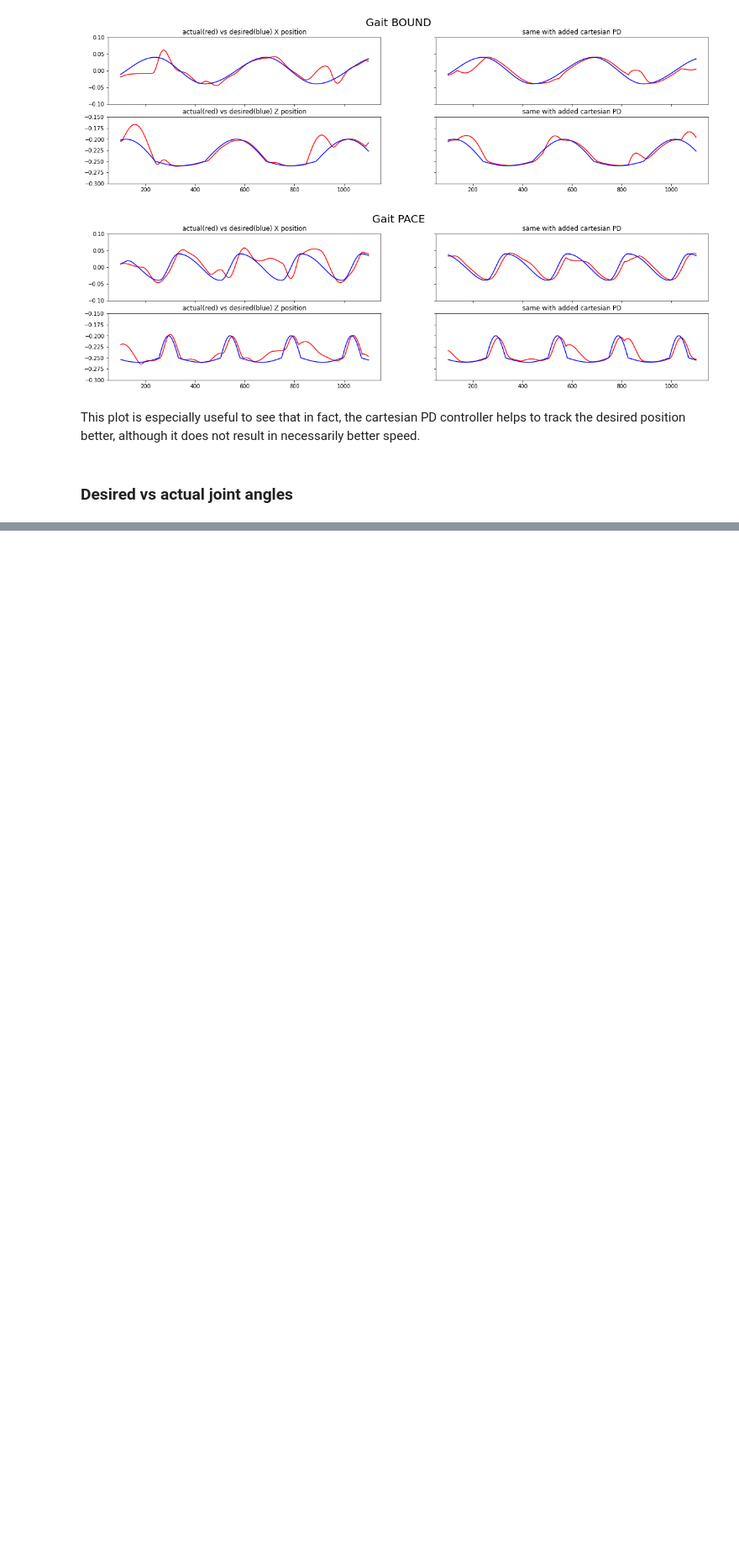
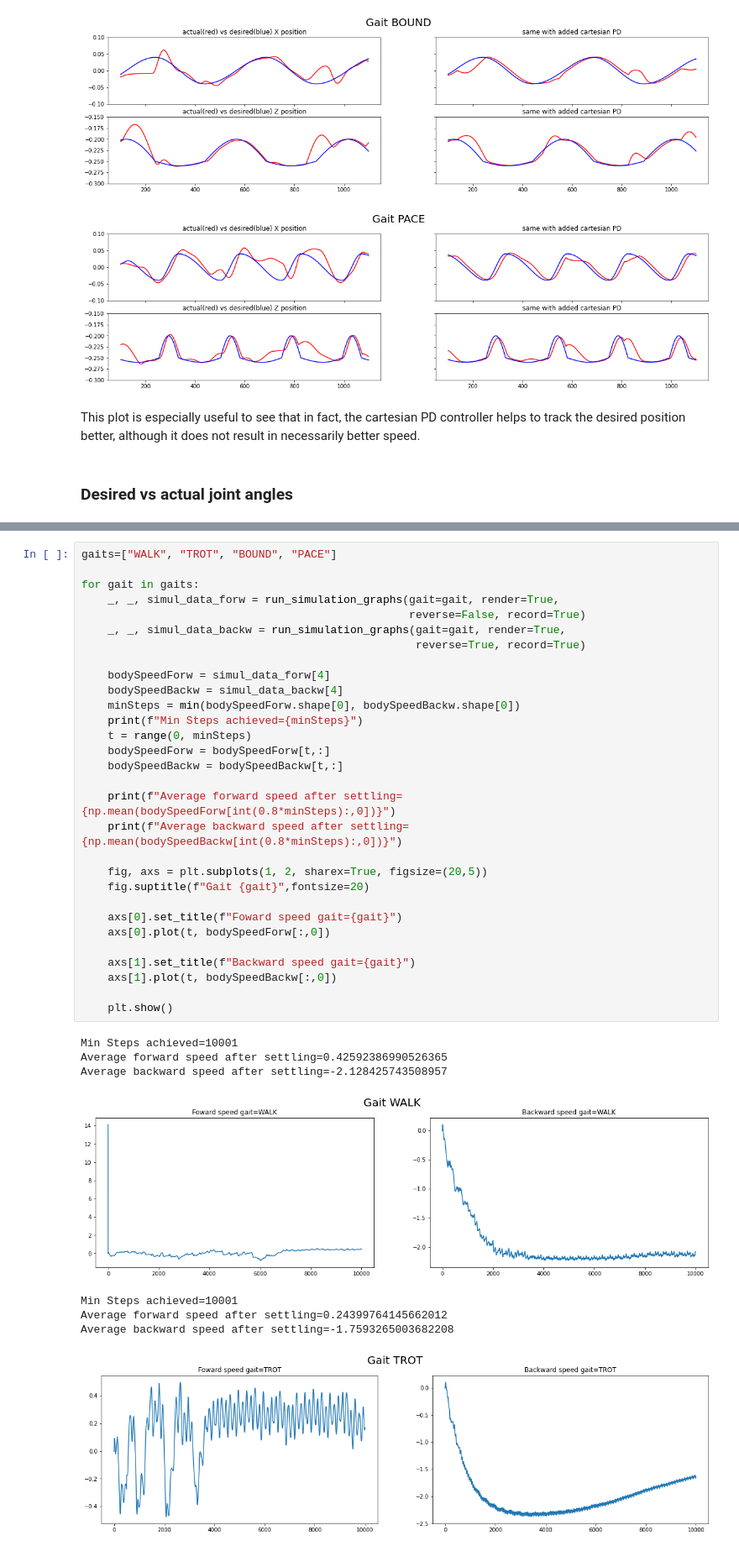
Before and after one commit to theophanemayaud/EPFL-MA-MICRO507-LeggedRobots, a Jupyter notebook: CentralPatternGenerator.ipynb, the cells around one changed output, grey strips where cells are left out. Shown at 84% size. Saved outputs shown, nothing was run; the diff lists cells and outputs as text; blank space fills up the shorter version.

```diff
--- a/CentralPatternGenerator.ipynb
+++ b/CentralPatternGenerator.ipynb
@@ -1150,0 +1190,39 @@ pybullet.disconnect()
+# %%
+gaits=["WALK", "TROT", "BOUND", "PACE"]
+
+for gait in gaits:
+    _, _, simul_data_forw = run_simulation_graphs(gait=gait, render=True,
+                                                  reverse=False, record=True)
+    _, _, simul_data_backw = run_simulation_graphs(gait=gait, render=True,
+                                                   reverse=True, record=True)
+
+    bodySpeedForw = simul_data_forw[4]
+    bodySpeedBackw = simul_data_backw[4]
+    minSteps = min(bodySpeedForw.shape[0], bodySpeedBackw.shape[0])
+    print(f"Min Steps achieved={minSteps}")
+    t = range(0, minSteps)
+    bodySpeedForw = bodySpeedForw[t,:]
+    bodySpeedBackw = bodySpeedBackw[t,:]
+
+    print(f"Average forward speed after settling={np.mean(bodySpeedForw[int(0.8*minSteps):,0])}")
+    print(f"Average backward speed after settling={np.mean(bodySpeedBackw[int(0.8*minSteps):,0])}")
+
+    fig, axs = plt.subplots(1, 2, sharex=True, figsize=(20,5))
+    fig.suptitle(f"Gait {gait}",fontsize=20)
+
+    axs[0].set_title(f"Foward speed gait={gait}")
+    axs[0].plot(t, bodySpeedForw[:,0])
+
+    axs[1].set_title(f"Backward speed gait={gait}")
+    axs[1].plot(t, bodySpeedBackw[:,0])
+
+    plt.show()
+# %% [output]
+Min Steps achieved=10001
+Average forward speed after settling=0.42592386990526365
+Average backward speed after settling=-2.128425743508957
+[figure, added]
+Min Steps achieved=10001
+Average forward speed after settling=0.24399764145662012
+Average backward speed after settling=-1.7593265003682208
+[figure, added]
```
Also changed, not shown: parts of 10 cells of this notebook.
